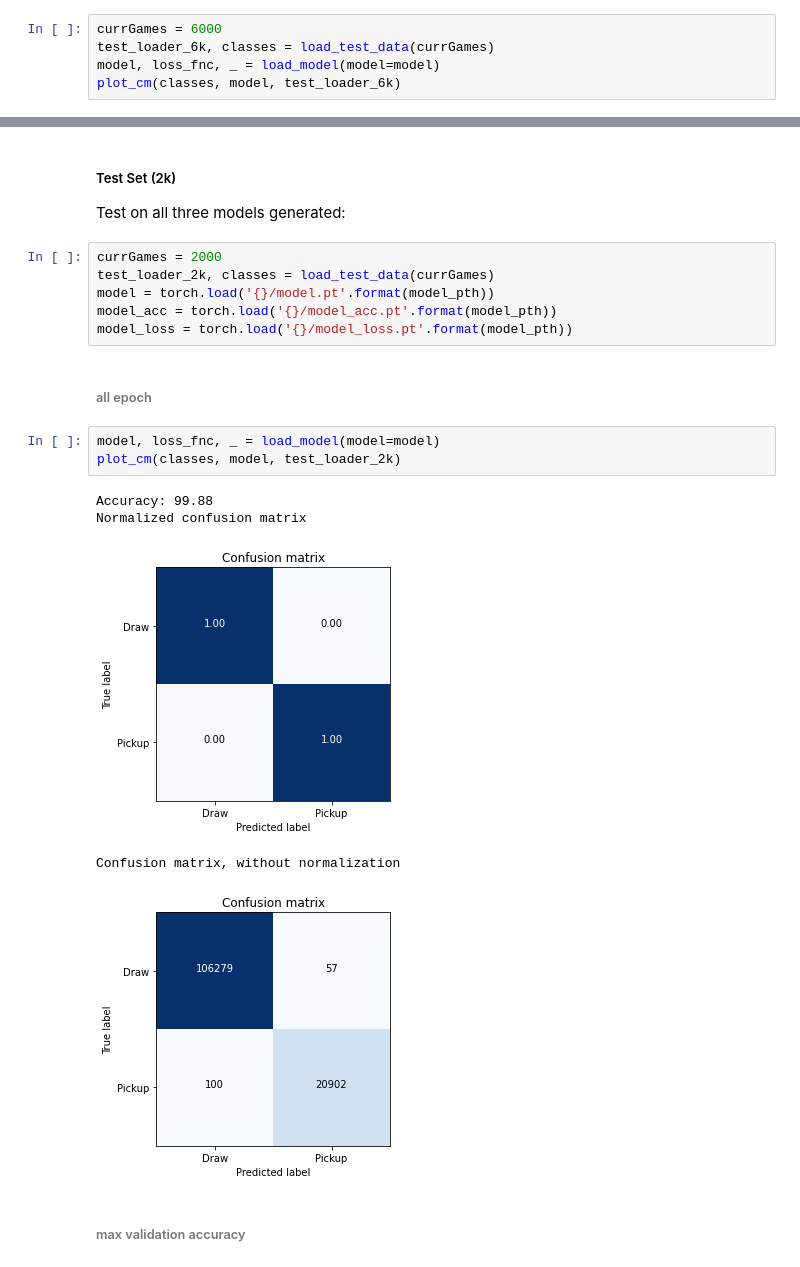
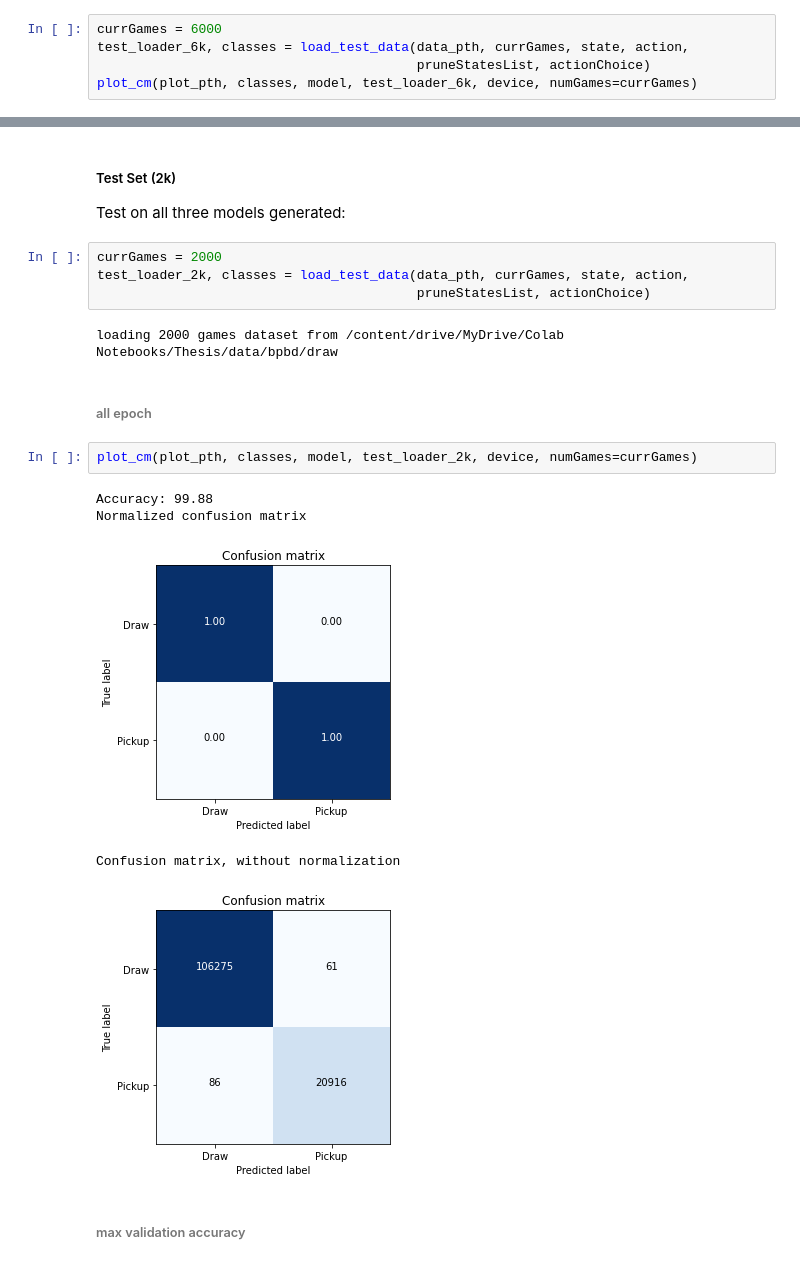
Before and after one commit to tancalv2/PretrainGinRummy, a Jupyter notebook: train/draw.ipynb, the cells around one changed output, grey strips where cells are left out. Saved outputs shown, nothing was run; the diff lists cells and outputs as text.

```diff
--- a/train/draw.ipynb
+++ b/train/draw.ipynb
@@ -641,7 +187,7 @@ Confusion matrix, without normalization
 ##### Test Set (6k)
 # %%
 currGames = 6000
-test_loader_6k, classes = load_test_data(currGames)
-model, loss_fnc, _ = load_model(model=model)
-plot_cm(classes, model, test_loader_6k)
+test_loader_6k, classes = load_test_data(data_pth, currGames, state, action,
+                                         pruneStatesList, actionChoice)
+plot_cm(plot_pth, classes, model, test_loader_6k, device, numGames=currGames)
 # %% [output]
@@ -654,23 +201,22 @@ Confusion matrix, without normalization
 ##### Test Set (2k)
 
 Test on all three models generated:
-# %%
-currGames = 2000
-test_loader_2k, classes = load_test_data(currGames)
-model = torch.load('{}/model.pt'.format(model_pth))
-model_acc = torch.load('{}/model_acc.pt'.format(model_pth))
-model_loss = torch.load('{}/model_loss.pt'.format(model_pth))
+# %%
+currGames = 2000
+test_loader_2k, classes = load_test_data(data_pth, currGames, state, action,
+                                         pruneStatesList, actionChoice)
+# %% [output]
+loading 2000 games dataset from /content/drive/MyDrive/Colab Notebooks/Thesis/data/bpbd/draw
 # %% [markdown]
 ###### all epoch
-# %%
-model, loss_fnc, _ = load_model(model=model)
-plot_cm(classes, model, test_loader_2k)
-# %% [output]
-Accuracy: 99.88
-Normalized confusion matrix
-[figure, removed]
-Confusion matrix, without normalization
-[figure, removed]
+# %%
+plot_cm(plot_pth, classes, model, test_loader_2k, device, numGames=currGames)
+# %% [output]
+Accuracy: 99.88
+Normalized confusion matrix
+[figure, added]
+Confusion matrix, without normalization
+[figure, added]
 # %% [markdown]
 ###### max validation accuracy
 # %%
```
Also changed, not shown: parts of 72 cells of this notebook, 44 other files.
